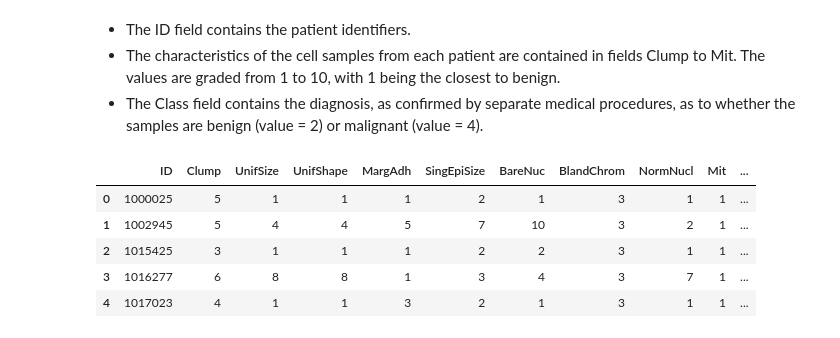
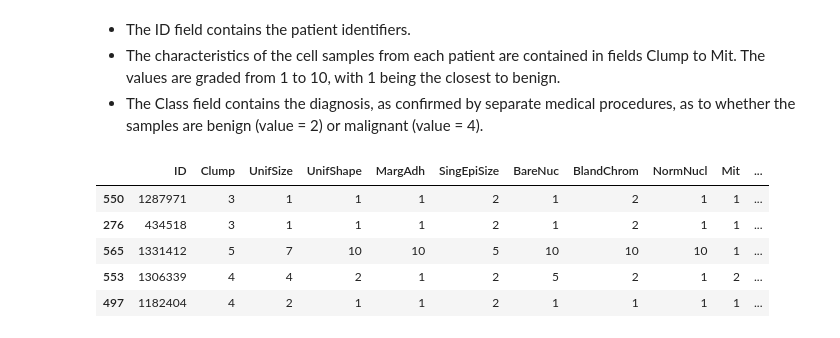
Before and after one commit to Ada-Lovelace-Akademi/data-science, a Jupyter notebook: week-8/9-support-vector-machines.ipynb, the cells around one changed output. Saved outputs shown, nothing was run; the diff lists cells and outputs as text; code cells hidden in the pictures.

```diff
--- a/week-8/9-support-vector-machines.ipynb
+++ b/week-8/9-support-vector-machines.ipynb
@@ -24,11 +26,11 @@ cell_samples.csv    100%[===================>]  19,51K  --.-KB/s    in 0,008s
 - The Class field contains the diagnosis, as confirmed by separate medical procedures, as to whether the samples are benign (value = 2) or malignant (value = 4).
 # %%
 cell_df = pd.read_csv("cell_samples.csv")
-cell_df.head()
+cell_df.sample(5)
 # %% [output]
 |  | ID | Clump | UnifSize | UnifShape | MargAdh | SingEpiSize | BareNuc | BlandChrom | NormNucl | Mit | ... |
-| 0 | 1000025 | 5 | 1 | 1 | 1 | 2 | 1 | 3 | 1 | 1 | ... |
-| 1 | 1002945 | 5 | 4 | 4 | 5 | 7 | 10 | 3 | 2 | 1 | ... |
-| 2 | 1015425 | 3 | 1 | 1 | 1 | 2 | 2 | 3 | 1 | 1 | ... |
-| 3 | 1016277 | 6 | 8 | 8 | 1 | 3 | 4 | 3 | 7 | 1 | ... |
-| 4 | 1017023 | 4 | 1 | 1 | 3 | 2 | 1 | 3 | 1 | 1 | ... |
+| 550 | 1287971 | 3 | 1 | 1 | 1 | 2 | 1 | 2 | 1 | 1 | ... |
+| 276 | 434518 | 3 | 1 | 1 | 1 | 2 | 1 | 2 | 1 | 1 | ... |
+| 565 | 1331412 | 5 | 7 | 10 | 10 | 5 | 10 | 10 | 10 | 1 | ... |
+| 553 | 1306339 | 4 | 4 | 2 | 1 | 2 | 5 | 2 | 1 | 2 | ... |
+| 497 | 1182404 | 4 | 2 | 1 | 1 | 2 | 1 | 1 | 1 | 1 | ... |
```
Also changed, not shown: parts of 22 cells of this notebook.
